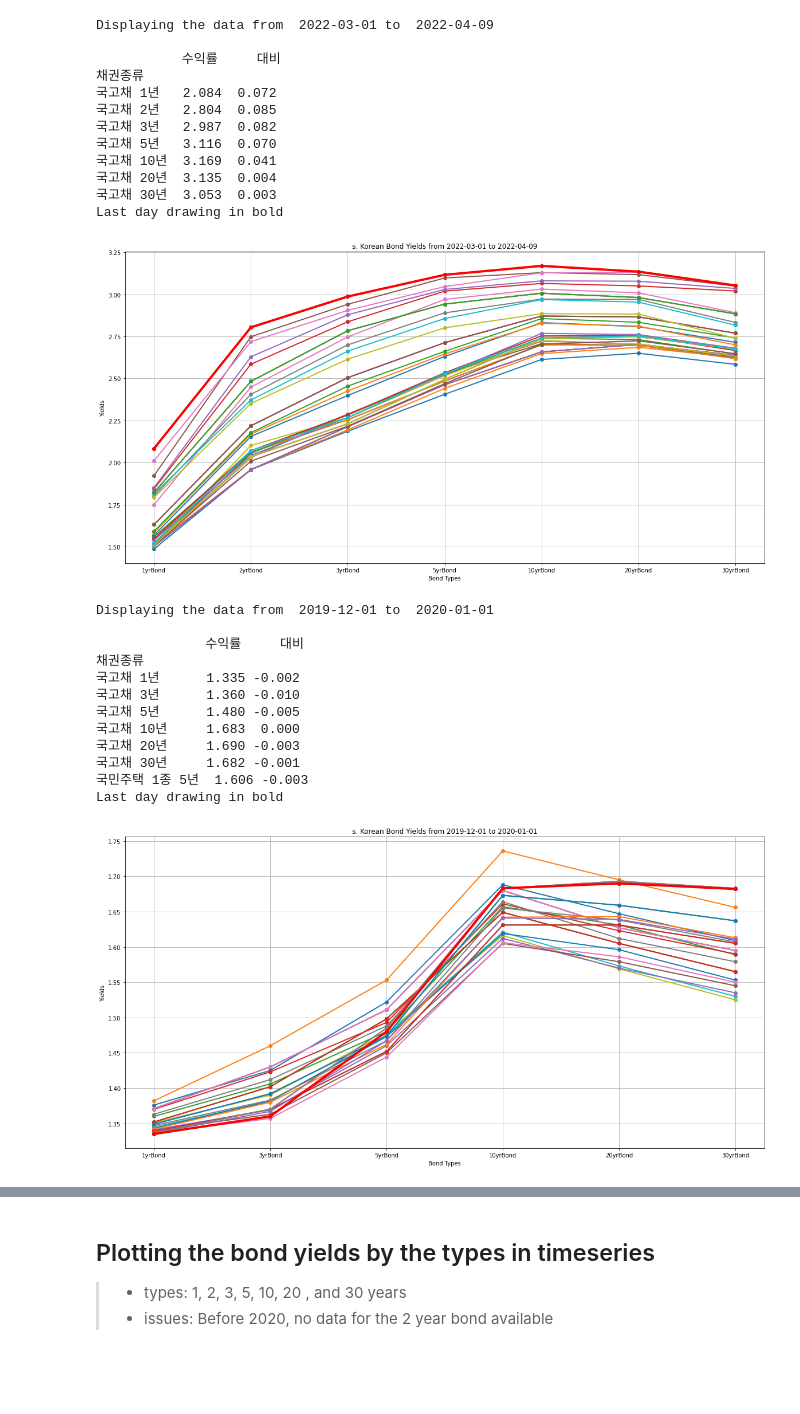
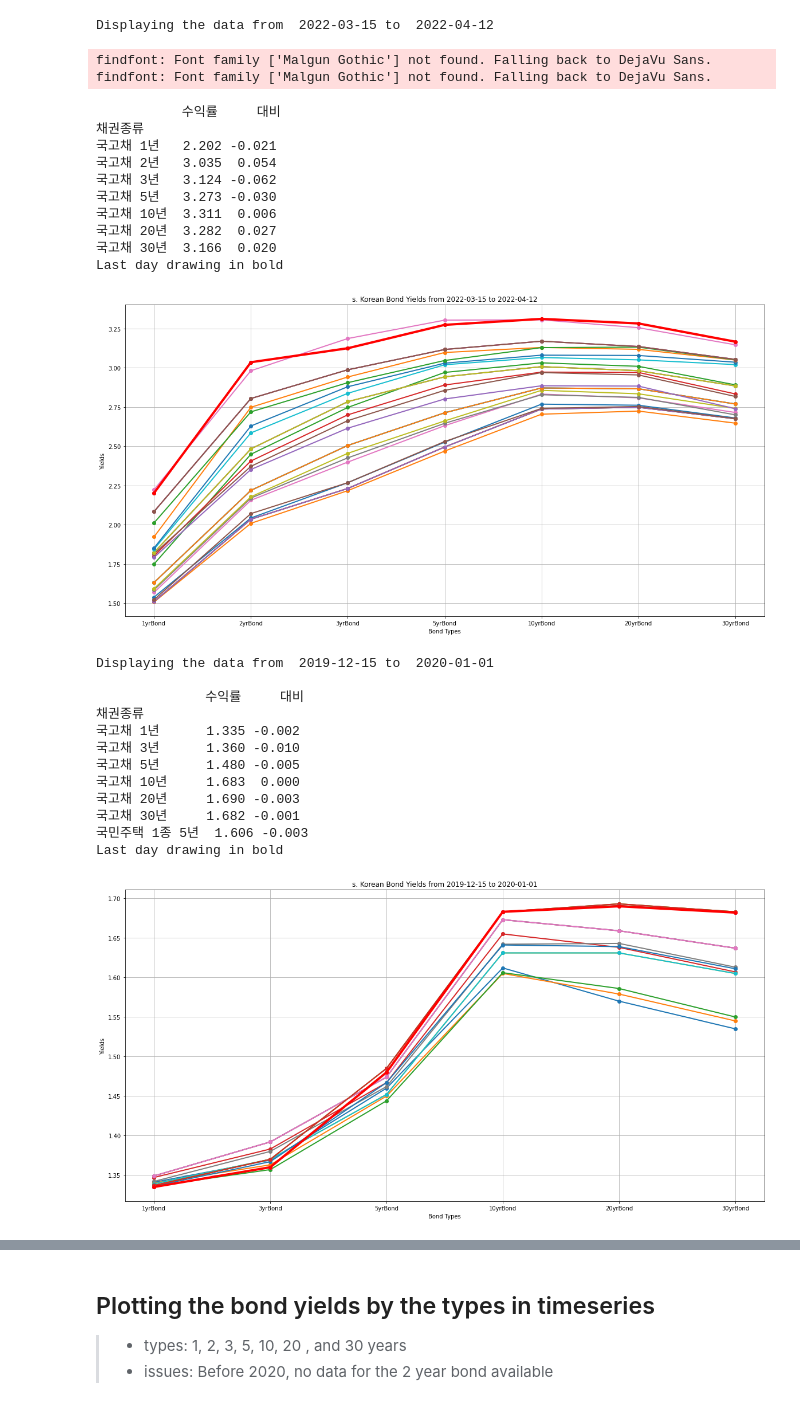
Before and after one commit to kimdesok/FinanceDataReader, a Jupyter notebook: BondYields.ipynb, the cells around one changed output, grey strips where cells are left out. Saved outputs shown, nothing was run; the diff lists cells and outputs as text; code cells hidden in the pictures; blank space fills up the shorter version.

```diff
--- a/BondYields.ipynb
+++ b/BondYields.ipynb
@@ -134,30 +136,33 @@ def bond_yield_graphs(start_date, end_date):
 # %%
 bond_yield_graphs(date(2022,3,15),  date.today())
 bond_yield_graphs(date(2019,12,15),  date(2020,1,1))
+bond_yield_graphs(date(2007,1,1),  date(2008,1,1))
+bond_yield_graphs(date(1999,1,1),  date(2000,1,1))
 # %% [output]
-Displaying the data from  2022-03-01 to  2022-04-09
-
-           수익률     대비
-채권종류
-국고채 1년   2.084  0.072
-국고채 2년   2.804  0.085
-국고채 3년   2.987  0.082
-국고채 5년   3.116  0.070
-국고채 10년  3.169  0.041
-국고채 20년  3.135  0.004
-국고채 30년  3.053  0.003
-Last day drawing in bold
+Displaying the data from  2022-03-15 to  2022-04-12
+findfont: Font family ['Malgun Gothic'] not found. Falling back to DejaVu Sans.
+findfont: Font family ['Malgun Gothic'] not found. Falling back to DejaVu Sans.
+           수익률     대비
+채권종류
+국고채 1년   2.202 -0.021
+국고채 2년   3.035  0.054
+국고채 3년   3.124 -0.062
+국고채 5년   3.273 -0.030
+국고채 10년  3.311  0.006
+국고채 20년  3.282  0.027
+국고채 30년  3.166  0.020
+Last day drawing in bold
-[figure, old version]
+[figure, new version]
-Displaying the data from  2019-12-01 to  2020-01-01
-
-              수익률     대비
-채권종류
-국고채 1년      1.335 -0.002
-국고채 3년      1.360 -0.010
-국고채 5년      1.480 -0.005
-국고채 10년     1.683  0.000
-국고채 20년     1.690 -0.003
-국고채 30년     1.682 -0.001
-국민주택 1종 5년  1.606 -0.003
-Last day drawing in bold
+Displaying the data from  2019-12-15 to  2020-01-01
+
+              수익률     대비
+채권종류
+국고채 1년      1.335 -0.002
+국고채 3년      1.360 -0.010
+국고채 5년      1.480 -0.005
+국고채 10년     1.683  0.000
+국고채 20년     1.690 -0.003
+국고채 30년     1.682 -0.001
+국민주택 1종 5년  1.606 -0.003
+Last day drawing in bold
-[figure, old version]
+[figure, new version]
```
Also changed, not shown: parts of 8 cells of this notebook.
